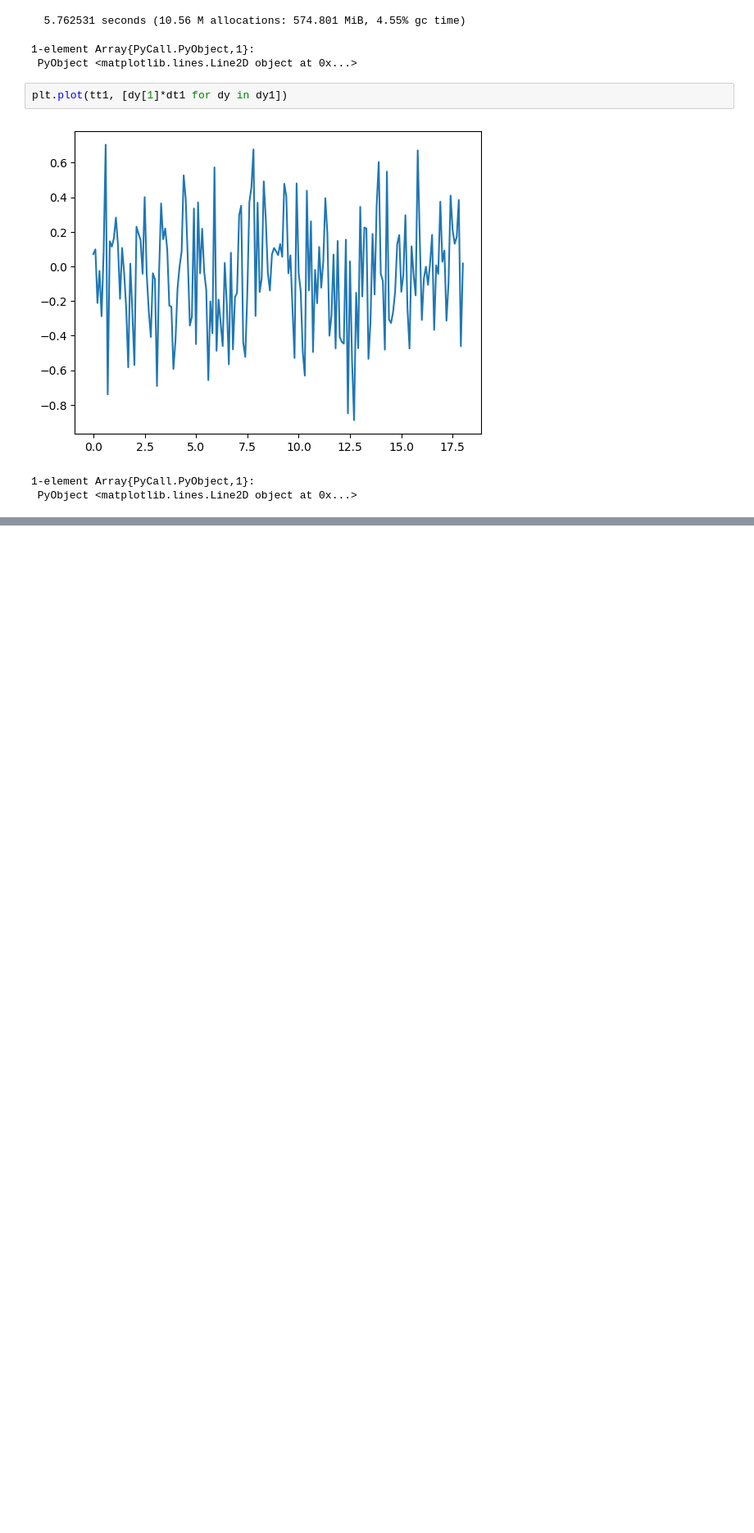
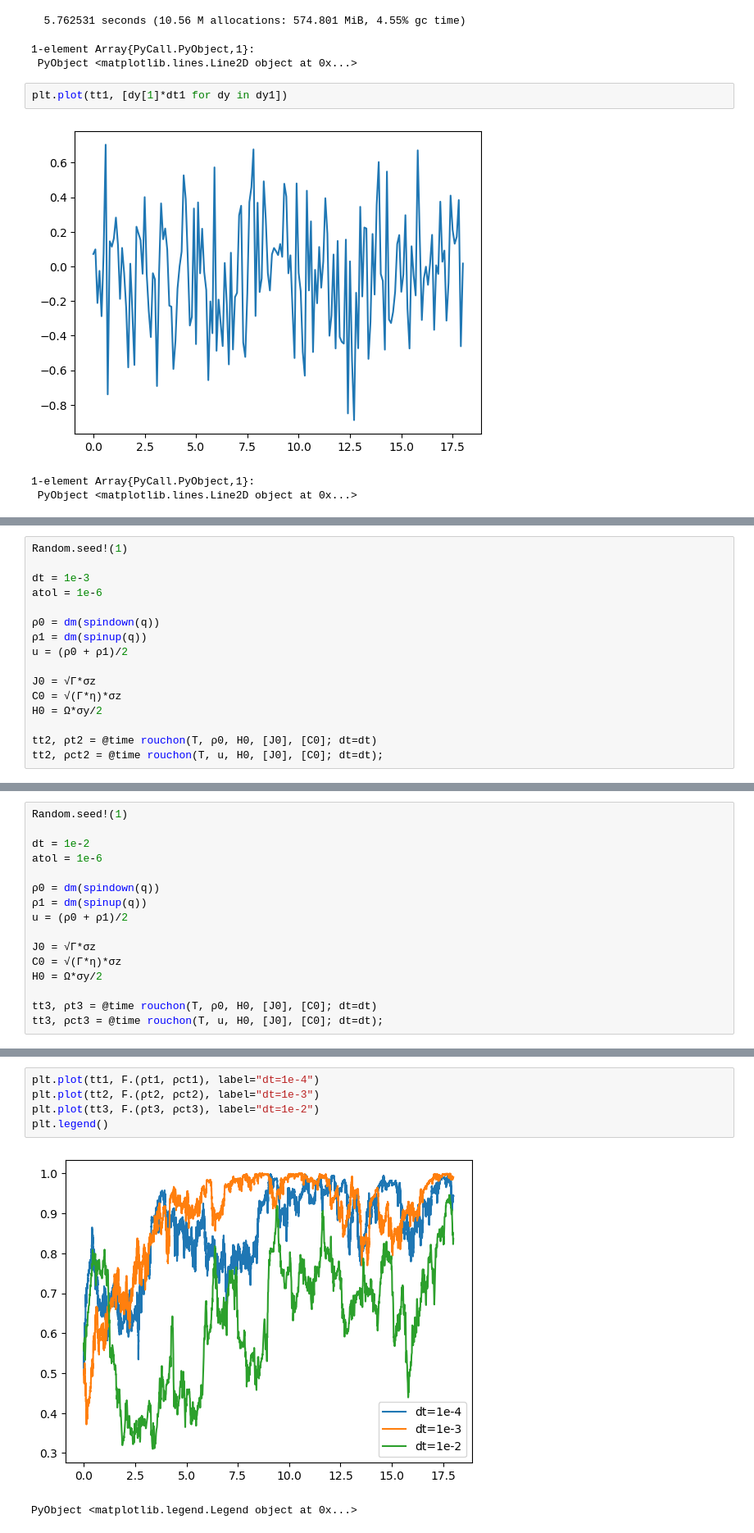
Before and after one commit to chapman-iqs/QuantumCircuits.jl, a Jupyter notebook: QC.ipynb, the cells around one changed output, grey strips where cells are left out. Shown: that part at 82% size. Saved outputs shown, nothing was run; the diff lists cells and outputs as text; blank space fills up the shorter version.

```diff
--- a/QC.ipynb
+++ b/QC.ipynb
@@ -97,0 +186,16 @@ plt.plot(tt1, [dy[1]*dt1 for dy in dy1])
+# %%
+Random.seed!(1)
+
+dt = 1e-3
+atol = 1e-6
+
+ρ0 = dm(spindown(q))
+ρ1 = dm(spinup(q))
+u = (ρ0 + ρ1)/2
+
+J0 = √Γ*σz
+C0 = √(Γ*η)*σz
+H0 = Ω*σy/2
+
+tt2, ρt2 = @time rouchon(T, ρ0, H0, [J0], [C0]; dt=dt)
+tt2, ρct2 = @time rouchon(T, u, H0, [J0], [C0]; dt=dt);
@@ -97,0 +205,16 @@ plt.plot(tt1, [dy[1]*dt1 for dy in dy1])
+# %%
+Random.seed!(1)
+
+dt = 1e-2
+atol = 1e-6
+
+ρ0 = dm(spindown(q))
+ρ1 = dm(spinup(q))
+u = (ρ0 + ρ1)/2
+
+J0 = √Γ*σz
+C0 = √(Γ*η)*σz
+H0 = Ω*σy/2
+
+tt3, ρt3 = @time rouchon(T, ρ0, H0, [J0], [C0]; dt=dt)
+tt3, ρct3 = @time rouchon(T, u, H0, [J0], [C0]; dt=dt);
@@ -97,0 +224,8 @@ plt.plot(tt1, [dy[1]*dt1 for dy in dy1])
+# %%
+plt.plot(tt1, F.(ρt1, ρct1), label="dt=1e-4")
+plt.plot(tt2, F.(ρt2, ρct2), label="dt=1e-3")
+plt.plot(tt3, F.(ρt3, ρct3), label="dt=1e-2")
+plt.legend()
+# %% [output]
+[figure, added]
+PyObject <matplotlib.legend.Legend object at 0x...>
```
Also changed, not shown: parts of 32 cells of this notebook, 4 other files.
